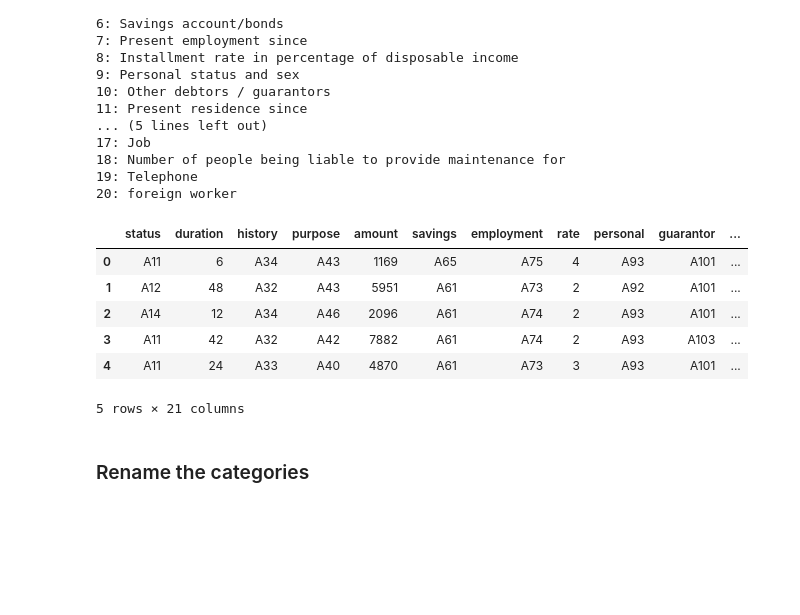
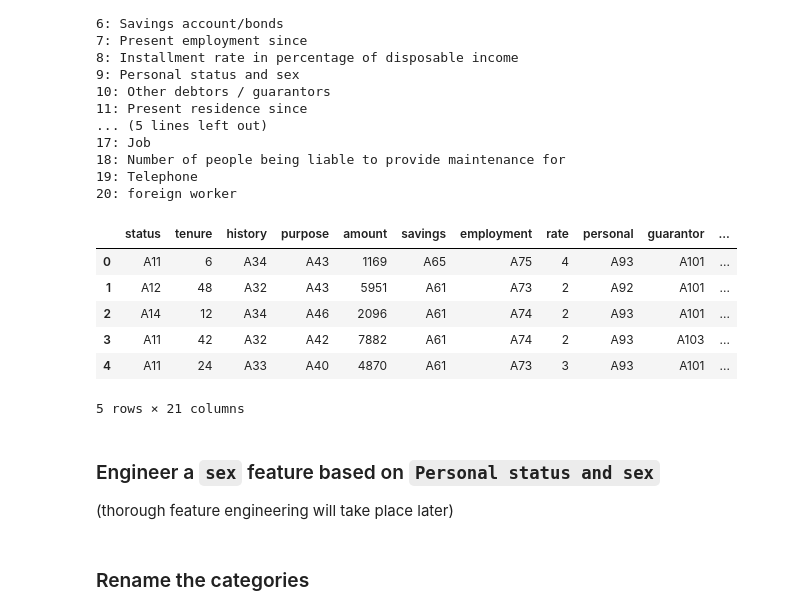
Before and after one commit to leztien/portfolio-project-classification-for-german-credit-database, a Jupyter notebook: exploratory_data_analysis.ipynb, the cells around one changed output. Saved outputs shown, nothing was run; the diff lists cells and outputs as text; code cells hidden in the pictures; blank space fills up the shorter version.

```diff
--- a/exploratory_data_analysis.ipynb
+++ b/exploratory_data_analysis.ipynb
@@ -81,36 +90,40 @@ Feature number and name:
 # %%
 # Define short user freindly column names for easy EDA
 col_names = [
     "status",    #1 (balance)
-    "duration",  #2 (tenure)
+    "tenure",  #2 (tenure)
     "history",   #3
     "purpose",   #4 (purpose of the loan)
     "amount",    #5 (credit amount requested)
     "savings",   #6 (savings or bonds)
     "employment",#7 (curent employment duration)
     "rate",     #8 (Installment rate in percentage of disposable income)
     "personal",  #9 (Personal status and sex)
     "guarantor", #10
     "residence", #11
     "property",  #12
     "age",       #13
     "installments", #14 (Other installment plans)
     "housing",    #15
     "credits",      #16 (Number of existing credits at this bank)
     "job",        #17
-    "maintenance", #18
+    "maintenance", #18  child maintenance / support
     "telephone",  #19
     "foreign",    #20
     "label"
             ]
 df.columns = col_names
 
 df.head()
 # %% [output]
-|  | status | duration | history | purpose | amount | savings | employment | rate | personal | guarantor | ... |
+|  | status | tenure | history | purpose | amount | savings | employment | rate | personal | guarantor | ... |
 | 0 | A11 | 6 | A34 | A43 | 1169 | A65 | A75 | 4 | A93 | A101 | ... |
 | 1 | A12 | 48 | A32 | A43 | 5951 | A61 | A73 | 2 | A92 | A101 | ... |
 | 2 | A14 | 12 | A34 | A46 | 2096 | A61 | A74 | 2 | A93 | A101 | ... |
 | 3 | A11 | 42 | A32 | A42 | 7882 | A61 | A74 | 2 | A93 | A103 | ... |
 | 4 | A11 | 24 | A33 | A40 | 4870 | A61 | A73 | 3 | A93 | A101 | ... |
 5 rows × 21 columns
+# %% [markdown]
+### Engineer a `sex` feature based on `Personal status and sex`
+
+(thorough feature engineering will take place later)
```
Also changed, not shown: parts of 40 cells of this notebook, 3 other files.
